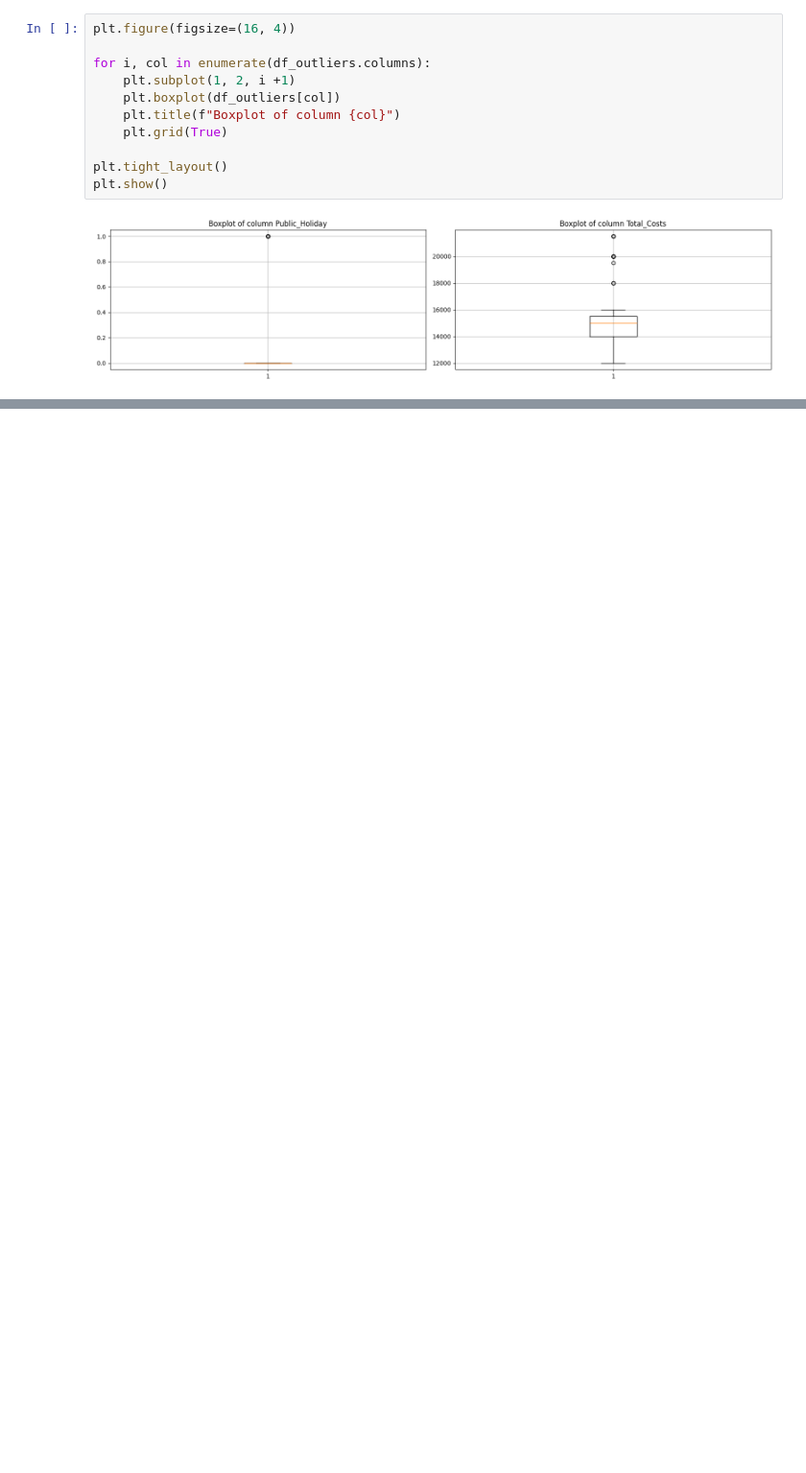
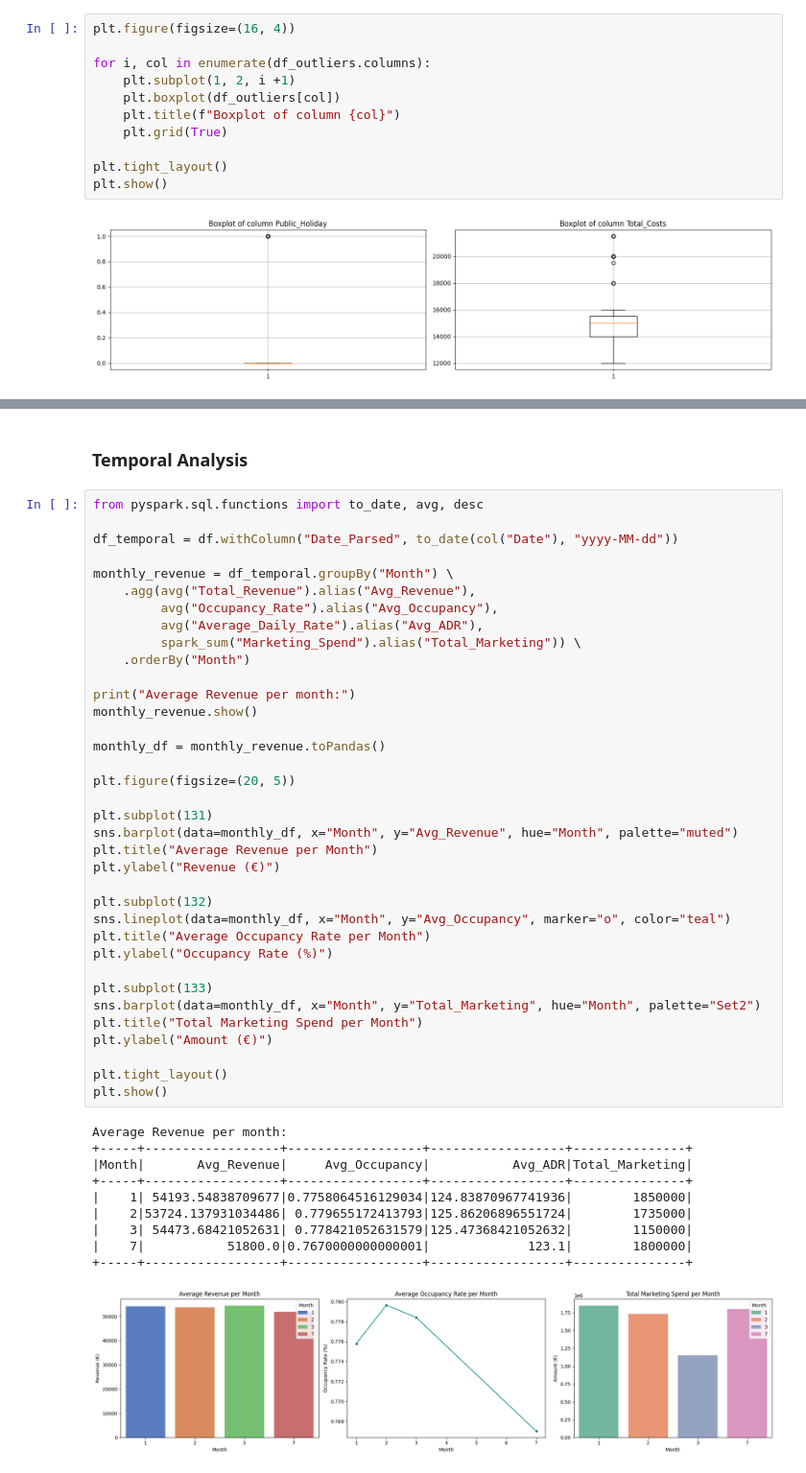
Before and after one commit to tabodino/hotel_booking_cancellation_prediction, a Jupyter notebook: notebooks/hotel_booking_analysis.ipynb, the cells around one changed output, grey strips where cells are left out. Shown at 96% size. Cells and saved outputs as stored; diff of their text form; blank space fills up the shorter version.

Commit message:
progress: Features analysis

```diff
--- a/notebooks/hotel_booking_analysis.ipynb
+++ b/notebooks/hotel_booking_analysis.ipynb
@@ -280,0 +350,49 @@ Name: count, dtype: int64
+# %% [markdown]
+### Temporal Analysis
+# %%
+from pyspark.sql.functions import to_date, avg, desc
+
+df_temporal = df.withColumn("Date_Parsed", to_date(col("Date"), "yyyy-MM-dd"))
+
+monthly_revenue = df_temporal.groupBy("Month") \
+    .agg(avg("Total_Revenue").alias("Avg_Revenue"),
+         avg("Occupancy_Rate").alias("Avg_Occupancy"),
+         avg("Average_Daily_Rate").alias("Avg_ADR"),
+         spark_sum("Marketing_Spend").alias("Total_Marketing")) \
+    .orderBy("Month")
+
+print("Average Revenue per month:")
+monthly_revenue.show()
+
+monthly_df = monthly_revenue.toPandas()
+
+plt.figure(figsize=(20, 5))
+
+plt.subplot(131)
+sns.barplot(data=monthly_df, x="Month", y="Avg_Revenue", hue="Month", palette="muted")
+plt.title("Average Revenue per Month")
+plt.ylabel("Revenue (€)")
+
+plt.subplot(132)
+sns.lineplot(data=monthly_df, x="Month", y="Avg_Occupancy", marker="o", color="teal")
+plt.title("Average Occupancy Rate per Month")
+plt.ylabel("Occupancy Rate (%)")
+
+plt.subplot(133)
+sns.barplot(data=monthly_df, x="Month", y="Total_Marketing", hue="Month", palette="Set2")
+plt.title("Total Marketing Spend per Month")
+plt.ylabel("Amount (€)")
+
+plt.tight_layout()
+plt.show()
+# %% [output]
+Average Revenue per month:
++-----+------------------+------------------+------------------+---------------+
+|Month|       Avg_Revenue|     Avg_Occupancy|           Avg_ADR|Total_Marketing|
++-----+------------------+------------------+------------------+---------------+
+|    1| 54193.54838709677|0.7758064516129034|124.83870967741936|        1850000|
+|    2|53724.137931034486| 0.779655172413793|125.86206896551724|        1735000|
+|    3| 54473.68421052631| 0.778421052631579|125.47368421052632|        1150000|
+|    7|           51800.0|0.7670000000000001|             123.1|        1800000|
++-----+------------------+------------------+------------------+---------------+
+[figure, added]
```
Also changed, not shown: parts of 11 cells of this notebook.
